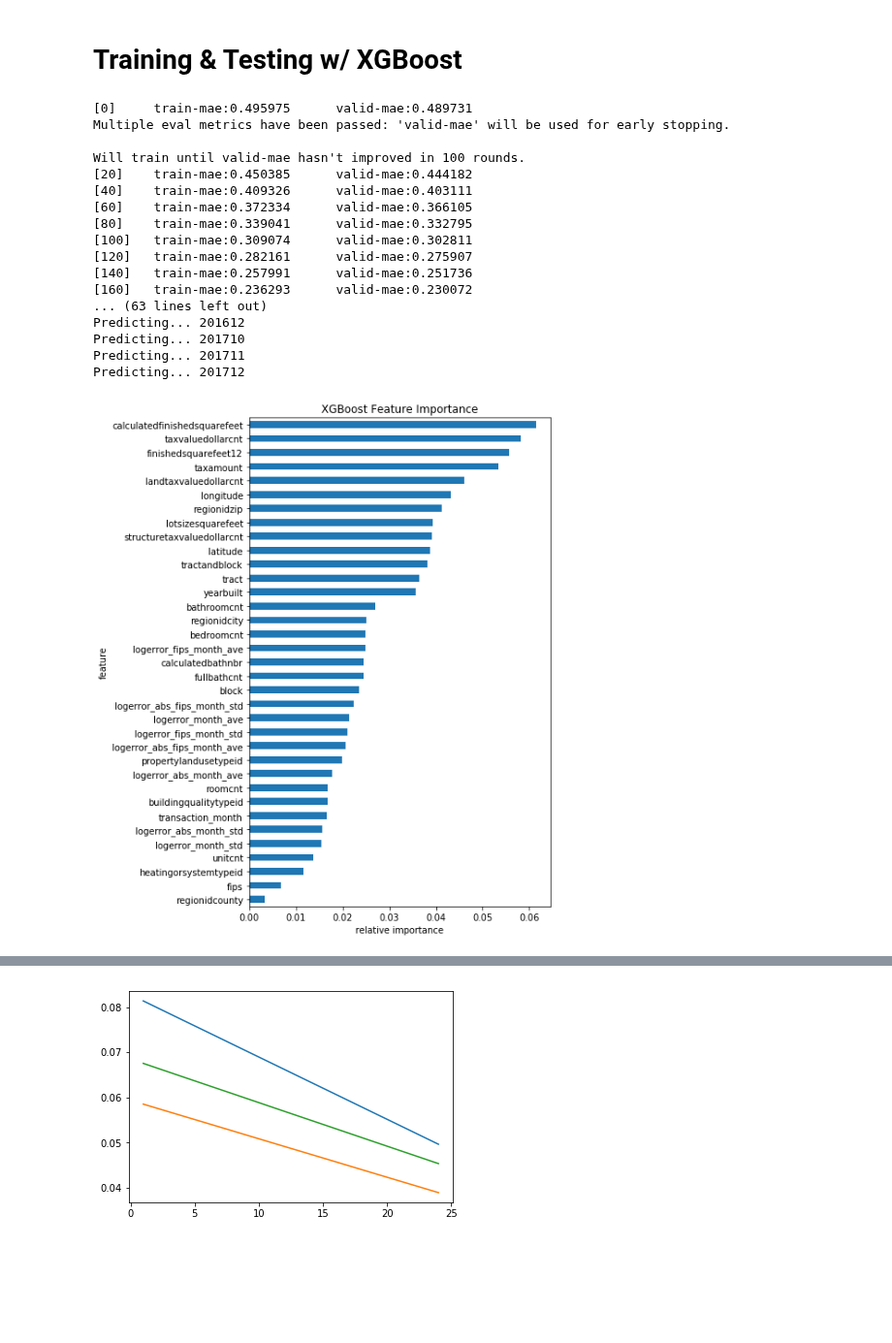
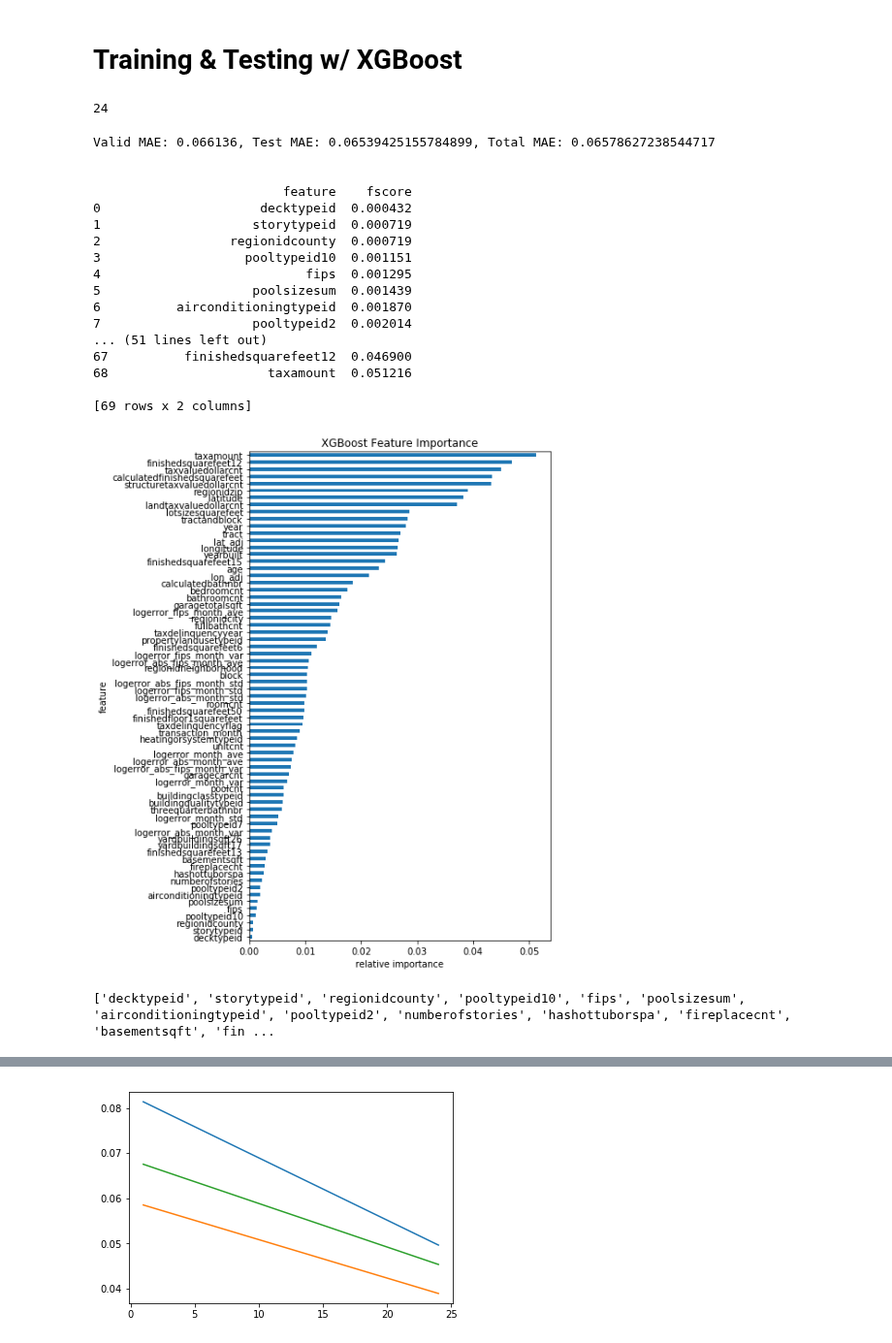
Before and after one commit to ibratface/dl_projects, a Jupyter notebook: zillow.ipynb, the cells around one changed output, grey strips where cells are left out. Shown at 97% size. Saved outputs shown, nothing was run; the diff lists cells and outputs as text; code cells hidden in the pictures; blank space fills up the shorter version.

```diff
--- a/zillow.ipynb
+++ b/zillow.ipynb
@@ -43,2 +87,15 @@ gc.collect()
+# %%
+subm = pd.read_csv('zillow/submission.csv.gz')
+
+def patch(subm):
+    txn = zillow_data.preprocessed.transactions().set_index('parcelid')
+    subm = subm.set_index('ParcelId')
+    months = [10, 11, 12]
+    dates = ['201610', '201611', '201612']
+    for month, date in zip(months, dates):
+        subm[date].update(txn.loc[txn.transaction_month == month, ('logerror')])
+    return subm
+
+patch(subm).to_csv('zillow/submission.patched.csv.gz', index=True, float_format='%.4f', compression='gzip')
 # %%
 vals = describe_values(zillow_data.properties())
@@ -144,15 +204,17 @@ def xgb_train(params=None, dropcols=set()):
     watchlist = [(d_train, 'train'), (d_valid, 'valid')]
     clf = xgb.train(params, d_train, 10000, watchlist, early_stopping_rounds=100, verbose_eval=False)
     mae = mean_absolute_error(y_test, clf.predict(d_test))
-    print ("Test MAE: ", mae)
+
+    vmae = float(clf.attr('best_score'))
+    amae = (d_valid.num_row() * vmae) + (d_test.num_row() * mae)
+    amae = amae / (d_valid.num_row() + d_test.num_row())
+
+    print ("Valid MAE: {}, Test MAE: {}, Total MAE: {}".format(vmae, mae, amae))
     print ("\n")
-
-    amea = (d_valid.num_row() * float(clf.attr('best_score'))) + (d_test.num_row() * mae)
-    amea = amea / (d_valid.num_row() + d_test.num_row())
 
     del d_train, d_valid, d_test; gc.collect()
 
-    return clf, mae, amea
+    return clf, mae, amae
 
 
 def xgb_predict(clf, dropcols=set()):
@@ -202,25 +264,33 @@ def train_predict(params=None, predict=False, plot_imp=False, dropcols=set()):
     if plot_imp:
         imp = xgb_importance(clf)
     return clf, subm, imp
+# %%
+zillow_data = DataLoader()
+gc.collect()
+# %% [output]
+24
 # %%
-gc.collect()
-clf, subm, imp = train_predict(params=params, predict=True, plot_imp=True)
+clf, subm, imp = train_predict(params=None, predict=False, plot_imp=True)
 # %% [output]
-[0]     train-mae:0.495975      valid-mae:0.489731
-Multiple eval metrics have been passed: 'valid-mae' will be used for early stopping.
+Valid MAE: 0.066136, Test MAE: 0.06539425155784899, Total MAE: 0.06578627238544717
 
-Will train until valid-mae hasn't improved in 100 rounds.
-[20]    train-mae:0.450385      valid-mae:0.444182
-[40]    train-mae:0.409326      valid-mae:0.403111
-[60]    train-mae:0.372334      valid-mae:0.366105
-[80]    train-mae:0.339041      valid-mae:0.332795
-[100]   train-mae:0.309074      valid-mae:0.302811
-[120]   train-mae:0.282161      valid-mae:0.275907
-[140]   train-mae:0.257991      valid-mae:0.251736
-[160]   train-mae:0.236293      valid-mae:0.230072
-... (63 lines left out)
-Predicting... 201612
-Predicting... 201710
-Predicting... 201711
-Predicting... 201712
+
+                         feature    fscore
+0                     decktypeid  0.000432
+1                    storytypeid  0.000719
+2                 regionidcounty  0.000719
+3                   pooltypeid10  0.001151
+4                           fips  0.001295
+5                    poolsizesum  0.001439
+6          airconditioningtypeid  0.001870
+7                    pooltypeid2  0.002014
+... (51 lines left out)
+67          finishedsquarefeet12  0.046900
+68                     taxamount  0.051216
+
+[69 rows x 2 columns]
-[figure, old version]
+[figure, new version]
+# %%
+print (list(imp.feature))
+# %% [output]
+['decktypeid', 'storytypeid', 'regionidcounty', 'pooltypeid10', 'fips', 'poolsizesum', 'airconditioningtypeid', 'pooltypeid2', 'numberofstories', 'hashottuborspa', 'fireplacecnt', 'basementsqft', 'fin ...
```
Also changed, not shown: parts of 52 cells of this notebook, 2 other files.
